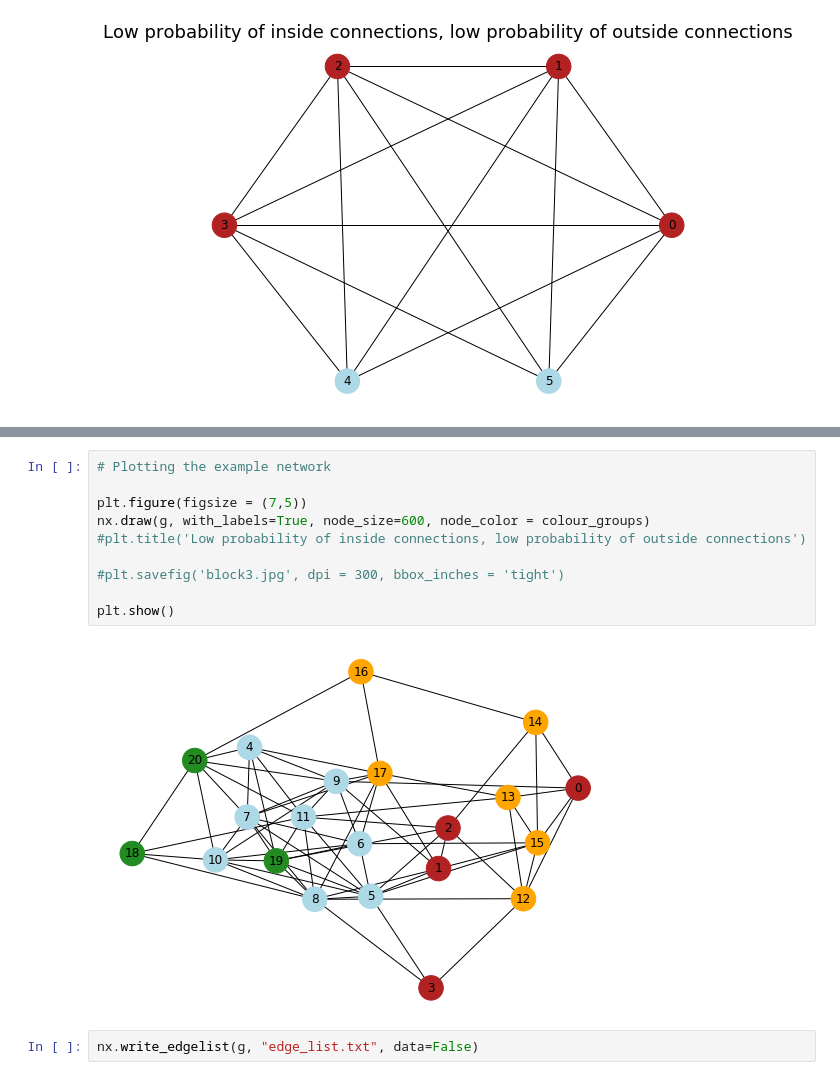
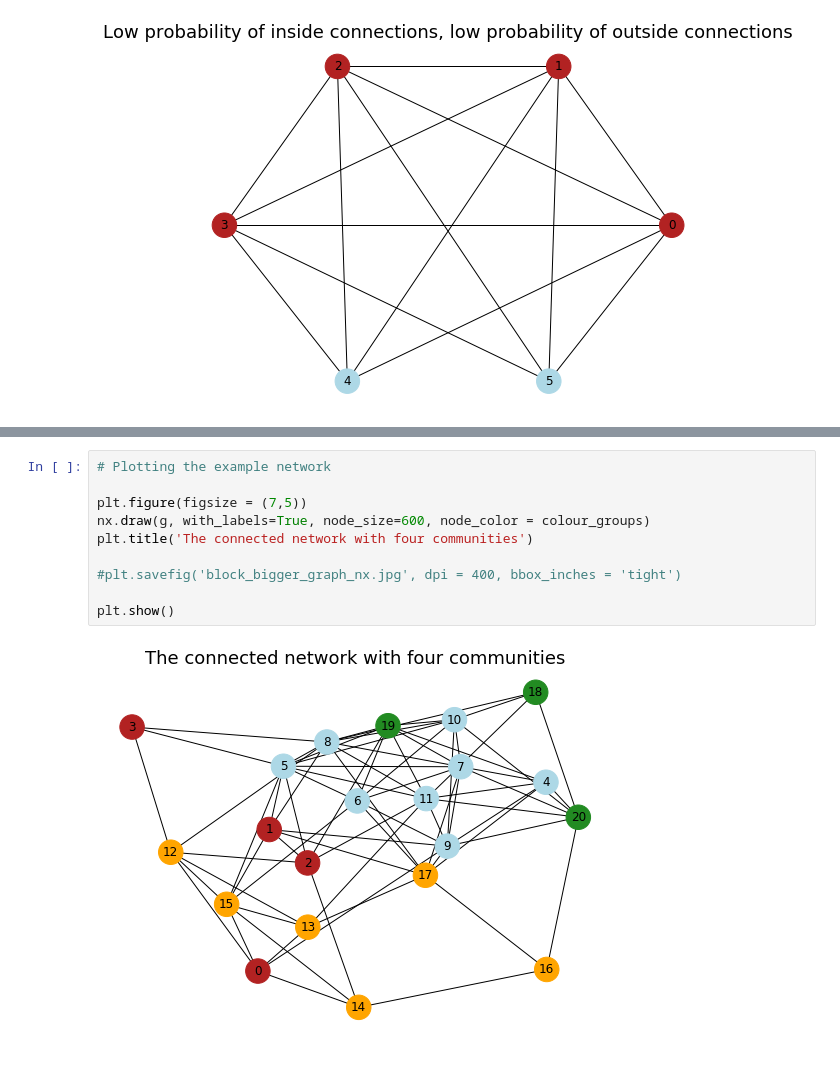
Before and after one commit to domonkoshaffner/network_visualisation, a Jupyter notebook: main_project_network.ipynb, the cells around one changed output, grey strips where cells are left out. Cells and saved outputs as stored; diff of their text form.

Commit message:
Add new features to the project - Block model for the protein-protein interaction

```diff
--- a/main_project_network.ipynb
+++ b/main_project_network.ipynb
@@ -910,14 +962,12 @@ colour_groups = ['firebrick', 'firebrick', 'firebrick', 'firebrick', 'lightblue'
 # %%
 # Plotting the example network
 
 plt.figure(figsize = (7,5))
 nx.draw(g, with_labels=True, node_size=600, node_color = colour_groups)
-#plt.title('Low probability of inside connections, low probability of outside connections')
+plt.title('The connected network with four communities')
 
-#plt.savefig('block3.jpg', dpi = 300, bbox_inches = 'tight')
+#plt.savefig('block_bigger_graph_nx.jpg', dpi = 400, bbox_inches = 'tight')
 
 plt.show()
 # %% [output]
-[figure, old version]
+[figure, new version]
-# %%
-nx.write_edgelist(g, "edge_list.txt", data=False)
```
Also changed, not shown: parts of 26 cells of this notebook.
